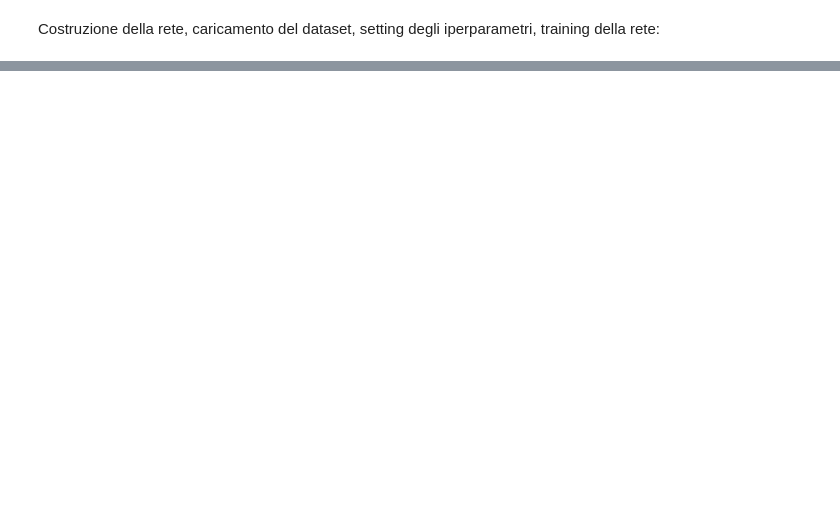
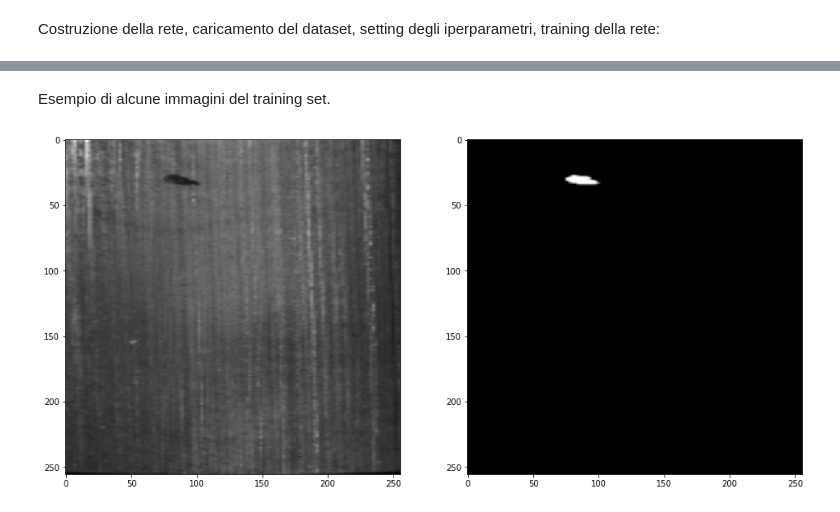
Before and after one commit to lollopagno/DefectTiles, a Jupyter notebook: doc/Unet_Tiles.ipynb, the cells around one changed output, grey strips where cells are left out. Drawn from its saved outputs; the diff is of its cells as text; code cells hidden in the pictures; blank space fills up the shorter version.

```diff
--- a/doc/Unet_Tiles.ipynb
+++ b/doc/Unet_Tiles.ipynb
@@ -1134,0 +1026,50 @@ Total imgs splitted: 1344
+# %% [markdown]
+Esempio di alcune immagini del training set.
+# %%
+def plot_samples(index, img, label):
+    r"""
+    Plot examples of the dataset.
+    :param index: index of the array
+    :param img: img to plot
+    :param label: label to plot
+    """
+
+    sample_image = img[index]
+    sample_label = label[index]
+
+    img = np.squeeze(sample_image)
+    img = img[0, :, :]
+    plt.title('Image')
+    plt.imshow(img, cmap="gray")
+    plt.show()
+
+    label = np.squeeze(sample_label)
+    plt.title('Label')
+    plt.imshow(label, cmap="gray")
+    plt.show()
+
+def sample_dataset(training_dataset):
+    r"""
+    Shows an example of the training dataset
+    :param training_dataset: dataset.
+    """
+
+    for label in training_dataset:
+        fig, axs = plt.subplots(1, 2, figsize=(16, 8))
+
+        random_seed = random.randint(0, len(label) - 1)
+        x, y = label[random_seed]
+
+        x = x[0, :, :]
+        axs[0].imshow(x, cmap='gray')
+
+        y = y[0, :, :]
+        axs[1].imshow(y, cmap='gray')
+
+        plt.show()
+
+# Show samples train dataset
+if SHOW_SAMPLES_TRAIN:
+    sample_dataset(train_arr)
+# %% [output]
+[figure, added]
```
Also changed, not shown: parts of 30 cells of this notebook.
